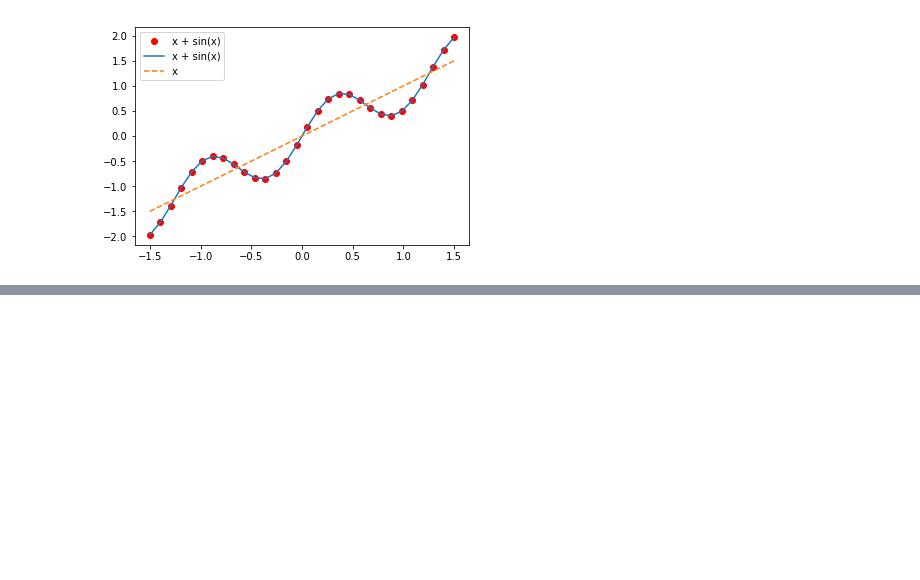
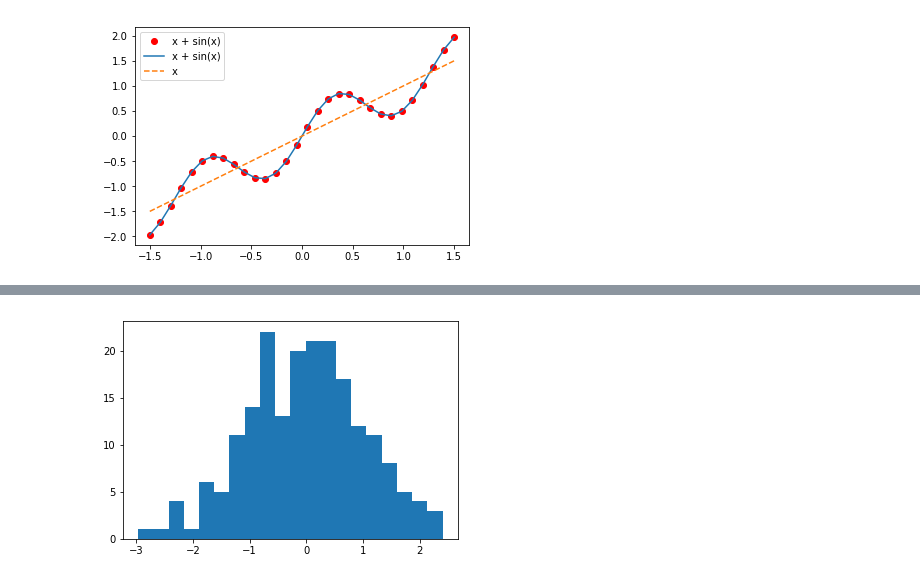
Before and after one commit to RohanBh/learning-python, a Jupyter notebook: exploring-scientific-libraries.ipynb, the cells around one changed output, grey strips where cells are left out. Drawn from its saved outputs; the diff is of its cells as text; code cells hidden in the pictures; blank space fills up the shorter version.

```diff
--- a/exploring-scientific-libraries.ipynb
+++ b/exploring-scientific-libraries.ipynb
@@ -859,0 +891,6 @@ plt.show()
+# %%
+# histogram
+plt.hist(np.random.randn(200), 20)
+plt.show()
+# %% [output]
+[figure, added]
```
Also changed, not shown: parts of 19 cells of this notebook.
